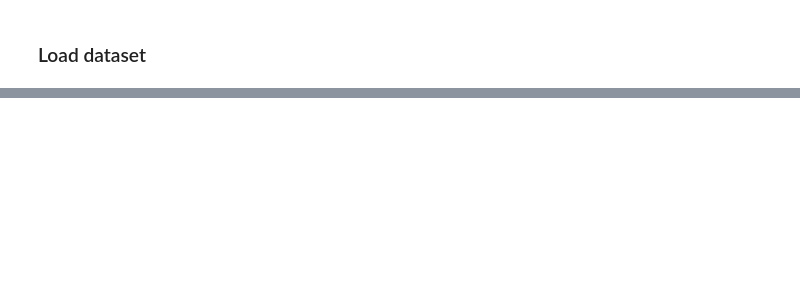
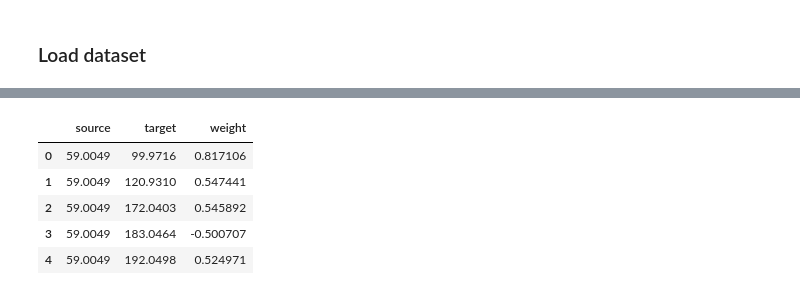
Before and after one commit to win7/GNN_Unsupervised, a Jupyter notebook: preprocessing_raw.ipynb, the cells around one changed output, grey strips where cells are left out. Cells and saved outputs as stored; diff of their text form; code cells hidden in the pictures; blank space fills up the shorter version.

```diff
--- a/preprocessing_raw.ipynb
+++ b/preprocessing_raw.ipynb
@@ -85,7 +83,7 @@ time: 39.7 ms (started: 2023-05-31 12:10:05 -05:00)
 # %%
 # get groups name
 print(df_join_raw.columns.values)
-groups = ["WT", "zwf1^", "pck1^"]
+groups_id = ["WT", "zwf1^", "pck1^"]
 # %% [output]
 ['0001 / zwf1^ 3.4' '0002 / zwf1^ 3.4' '0003 / zwf1^ 3.4'
  '0004 / zwf1^ 3.4' '0005 / zwf1^ 3.4' '0006 / zwf1^ 3.4'
@@ -148,7 +146,7 @@ time: 467 ms (started: 2023-05-31 14:56:07 -05:00)
 # %%
 # get subgroups names
-list_groups_id = get_subgroups_id(df_join_raw_log, groups)
-list_groups_id
+subgroups_id = get_subgroups_id(df_join_raw_log, groups_id)
+subgroups_id
 # %% [output]
 [array(['1', '2', '3', '4', '5'], dtype='<U1'),
  array(['1', '2', '3'], dtype='<U1'),
@@ -157,7 +155,7 @@ time: 10.1 ms (started: 2023-05-31 12:10:06 -05:00)
 # %%
 # split graph in groups and subgroups
 
-list_groups_subgroups = split_groups_subgroups(df_join_raw_log, groups, list_groups_id)
+list_groups_subgroups = split_groups_subgroups(df_join_raw_log, groups_id, subgroups_id)
 list_groups_subgroups[2][1].head()
 # %% [output]
 |  | pck1^2.4 | pck1^2.4 | pck1^2.4 | pck1^2.4 | pck1^2.4 | pck1^2.4 | pck1^2.4 | pck1^2.4 | pck1^2.4 | pck1^2.4 | ... |
@@ -205,18 +203,28 @@ time: 527 µs (started: 2023-05-31 12:10:51 -05:00)
 # %%
 # build graph
+def build_graph_weight_global(list_groups_subgroups_t_corr, threshold=0.5):
+    list_groups_subgroups_t_corr_g = []
 
-threshold = 0.5
-list_groups_subgroups_t_corr_g = []
+    for i in tqdm(range(len(list_groups_subgroups_t_corr))):
+        list_aux = []
+        for j in tqdm(range(len(list_groups_subgroups_t_corr[i]))):
+            weighted_edges = build_graph_weight(list_groups_subgroups_t_corr[i][j], threshold)
+            df_weighted_edges = pd.DataFrame(weighted_edges, columns=["source", "target", "weight"])
 
-for i, list_groups in tqdm(enumerate(list_groups_subgroups_t_corr[0])):
-    list_aux = []
-    for j, subgroup in tqdm(enumerate(list_groups)):
-        weighted_edges = build_graph_weight(subgroup, threshold)
-        df_weighted_edges = pd.DataFrame(weighted_edges, columns=["source", "target", "weight"])
-        df_weighted_edges.to_csv("{}/output_preprocessing/edges/{}_edges_{}.csv".format(
-            dir, groups[i],
-            list_groups_id[i][j]), index=False)
-        list_aux.append(df_weighted_edges)
-    list_groups_subgroups_t_corr_g.append(list_aux)
+            df_weighted_edges.to_csv("{}/output_preprocessing/edges/{}_edges_{}.csv".format(dir, groups_id[i], subgroups_id[i][j]), index=False)
+            G = nx.from_pandas_edgelist(df_weighted_edges, "source", "target", edge_attr=["weight"])
+            nx.write_gexf(G, "{}/output_preprocessing/graphs/{}_graphs_{}.gexf".format(dir, groups_id[i], subgroups_id[i][j]))
+
+            list_aux.append(df_weighted_edges)
+        list_groups_subgroups_t_corr_g.append(list_aux)
+    return list_groups_subgroups_t_corr_g
+
+list_groups_subgroups_t_corr_g = build_graph_weight_global(list_groups_subgroups_t_corr, threshold=0.5)
 list_groups_subgroups_t_corr_g[2][0].head()
 # %% [output]
+|  | source | target | weight |
+| 0 | 59.0049 | 99.9716 | 0.817106 |
+| 1 | 59.0049 | 120.9310 | 0.547441 |
+| 2 | 59.0049 | 172.0403 | 0.545892 |
+| 3 | 59.0049 | 183.0464 | -0.500707 |
+| 4 | 59.0049 | 192.0498 | 0.524971 |
```
Also changed, not shown: parts of 14 cells of this notebook, 4 other files.
